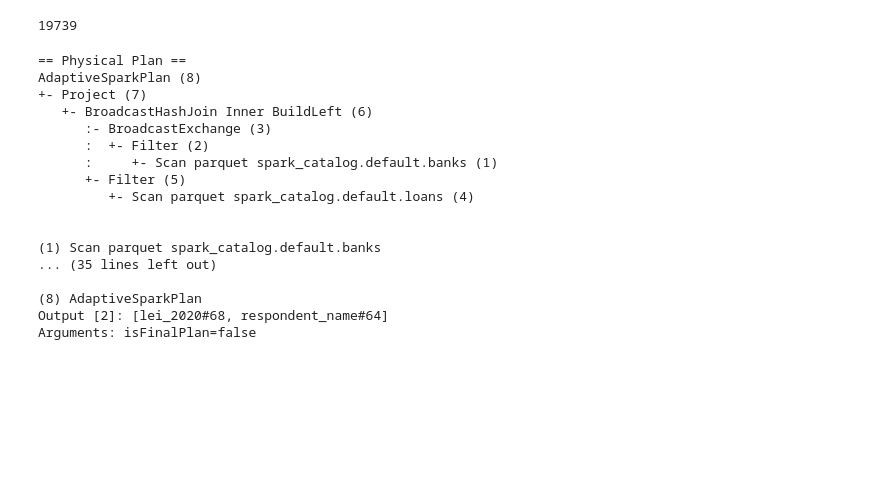
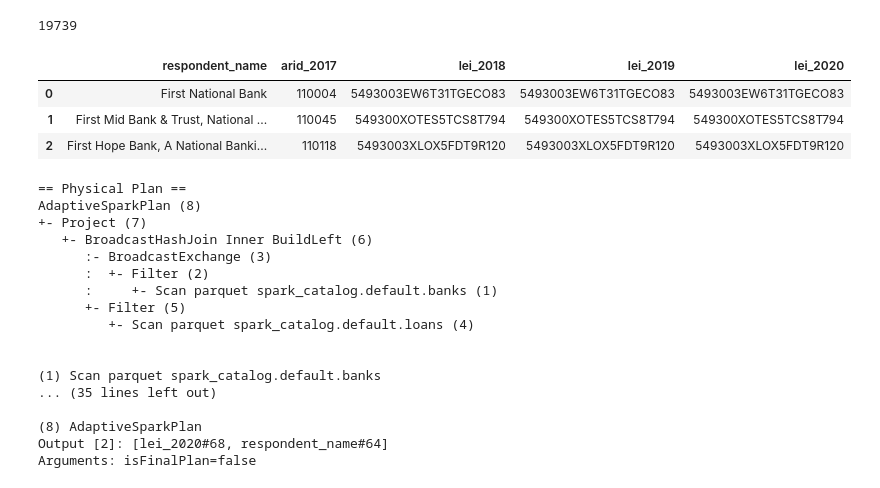
Before and after one commit to youngwoo98/cs544-big-data-systems, a Jupyter notebook: nb/p5.ipynb, the cells around one changed output. Drawn from its saved outputs; the diff is of its cells as text; code cells hidden in the pictures; blank space fills up the shorter version.

```diff
--- a/nb/p5.ipynb
+++ b/nb/p5.ipynb
@@ -117,6 +118,16 @@ spark.sql("""
             """).count()
 # %% [output]
 19739
+# %%
+spark.sql("""
+            SELECT * FROM banks
+            LIMIT 3
+            """).toPandas()
+# %% [output]
+|  | respondent_name | arid_2017 | lei_2018 | lei_2019 | lei_2020 |
+| 0 | First National Bank | 110004 | 5493003EW6T31TGECO83 | 5493003EW6T31TGECO83 | 5493003EW6T31TGECO83 |
+| 1 | First Mid Bank & Trust, National ... | 110045 | 549300XOTES5TCS8T794 | 549300XOTES5TCS8T794 | 549300XOTES5TCS8T794 |
+| 2 | First Hope Bank, A National Banki... | 110118 | 5493003XLOX5FDT9R120 | 5493003XLOX5FDT9R120 | 5493003XLOX5FDT9R120 |
 # %%
 #q6
 spark.sql("""
```
Also changed, not shown: parts of 10 cells of this notebook.
